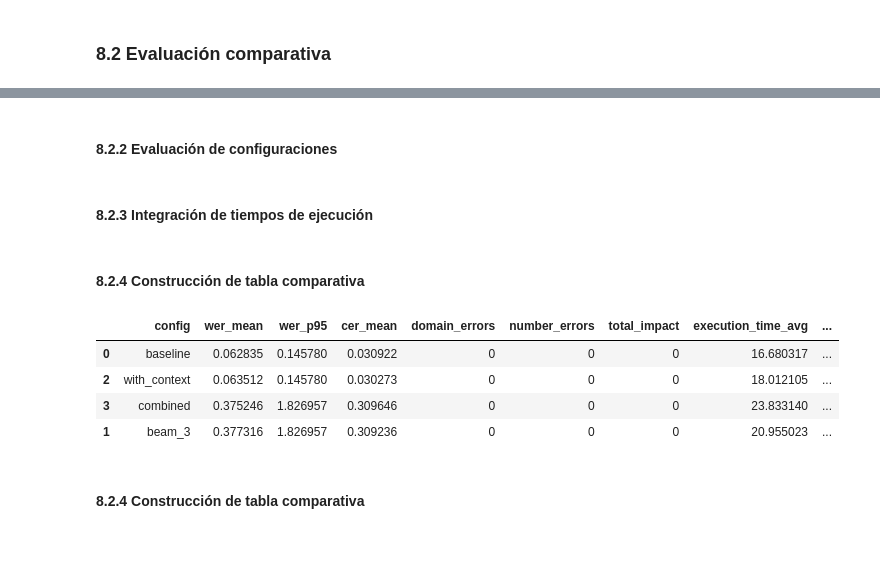
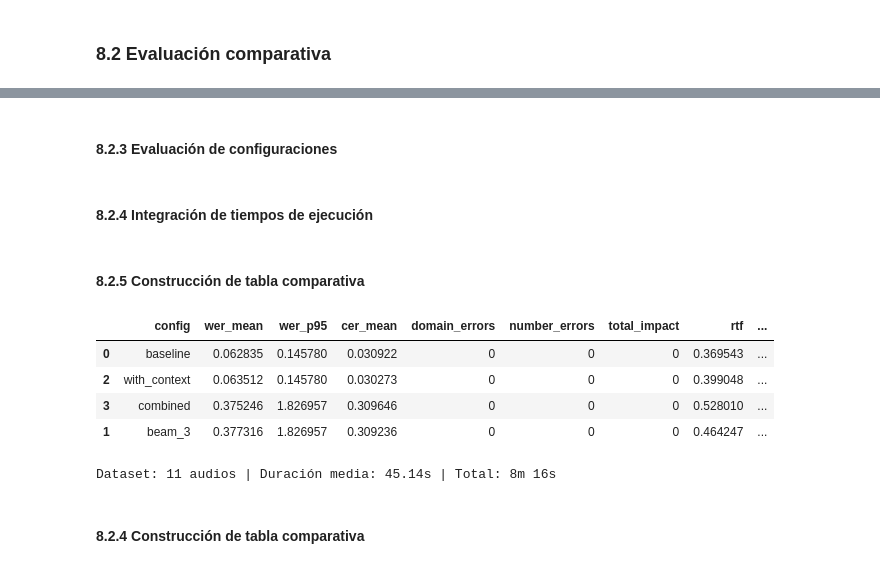
Before and after one commit to JMPinillos/agri-voice-ai, a Jupyter notebook: notebooks/02_speech_to_text_asr/speech_to_text_asr.ipynb, the cells around one changed output, grey strips where cells are left out. Drawn from its saved outputs; the diff is of its cells as text; code cells hidden in the pictures.

```diff
--- a/notebooks/02_speech_to_text_asr/speech_to_text_asr.ipynb
+++ b/notebooks/02_speech_to_text_asr/speech_to_text_asr.ipynb
@@ -1335,7 +1351,7 @@ def evaluate_asr_results(results, ground_truth, label):
 
     return output
 # %% [markdown]
-#### 8.2.2 Evaluación de configuraciones
+#### 8.2.3 Evaluación de configuraciones
 # %%
 # Evaluación de todas las configuraciones definidas en 8.1
 
@@ -1347,7 +1363,7 @@ for config_name, results in results_all.items():
     # Aplicamos la función integrada de evaluación
     evaluations[config_name] = evaluate_asr_results(results, ground_truth, config_name)
 # %% [markdown]
-#### 8.2.3 Integración de tiempos de ejecución
+#### 8.2.4 Integración de tiempos de ejecución
 # %%
 # Integración de tiempos de ejecución en la tabla comparativa
 
@@ -1359,7 +1375,7 @@ df_comparison["execution_time_avg"] = df_comparison["config"].map(
     lambda x: execution_times[x]["avg_time_per_audio"]
 )
 # %% [markdown]
-#### 8.2.4 Construcción de tabla comparativa
+#### 8.2.5 Construcción de tabla comparativa
 # %%
 # =========================
 # CONSTRUCCIÓN DE TABLA COMPARATIVA
@@ -1375,14 +1391,17 @@ df_comparison = pd.DataFrame([
         "wer_p95": eval_data["wer_stats"]["p95"],
         "cer_mean": eval_data["cer_stats"]["mean"],
 
-        # Impacto estructural
+        # Impacto estructural (NO se toca)
         "domain_errors": eval_data["domain_errors"],
         "number_errors": eval_data["number_errors"],
         "total_impact": eval_data["total_impact"],
 
-        # Tiempo de ejecución (valores numéricos)
+        # Tiempo de ejecución
         "execution_time_total": execution_times[name]["total_time"],
-        "execution_time_avg": execution_times[name]["avg_time_per_audio"]
+        "execution_time_avg": execution_times[name]["avg_time_per_audio"],
+
+        # Eficiencia real (RTF)
+        "rtf": execution_times[name]["total_time"] / total_duration
     }
     for name, eval_data in evaluations.items()
 ])
@@ -1392,44 +1411,54 @@ df_comparison = pd.DataFrame([
 # FORMATEO DE TIEMPOS
 # =========================
 
-# Función para convertir segundos a minutos y segundos
 def format_time(seconds):
     hours = int(seconds // 3600)
     minutes = int((seconds % 3600) // 60)
     secs = int(seconds % 60)
 
     if hours > 0:
         return f"{hours}h {minutes}m {secs}s"
     return f"{minutes}m {secs}s"
 
-# Aplicamos formateo solo a tiempo total
 df_comparison["execution_time_total_fmt"] = df_comparison["execution_time_total"].apply(format_time)
 
 
 # =========================
 # VISUALIZACIÓN FINAL
 # =========================
 
-# Mostramos tabla ordenada por WER (mejor primero)
 display(
-    df_comparison.sort_values("wer_mean")[[
+    df_comparison.sort_values(["wer_mean", "rtf"])[[
         "config",
         "wer_mean",
         "wer_p95",
         "cer_mean",
         "domain_errors",
         "number_errors",
         "total_impact",
+        "rtf",
         "execution_time_avg",
         "execution_time_total_fmt"
     ]]
 )
+
+
+# =========================
+# CONTEXTO DEL DATASET
+# =========================
+
+print(
+    f"Dataset: {len(dataset_processed)} audios | "
+    f"Duración media: {avg_duration:.2f}s | "
+    f"Total: {format_time(total_duration)}"
+)
 # %% [output]
-|  | config | wer_mean | wer_p95 | cer_mean | domain_errors | number_errors | total_impact | execution_time_avg | ... |
-| 0 | baseline | 0.062835 | 0.145780 | 0.030922 | 0 | 0 | 0 | 16.680317 | ... |
-| 2 | with_context | 0.063512 | 0.145780 | 0.030273 | 0 | 0 | 0 | 18.012105 | ... |
-| 3 | combined | 0.375246 | 1.826957 | 0.309646 | 0 | 0 | 0 | 23.833140 | ... |
-| 1 | beam_3 | 0.377316 | 1.826957 | 0.309236 | 0 | 0 | 0 | 20.955023 | ... |
+|  | config | wer_mean | wer_p95 | cer_mean | domain_errors | number_errors | total_impact | rtf | ... |
+| 0 | baseline | 0.062835 | 0.145780 | 0.030922 | 0 | 0 | 0 | 0.369543 | ... |
+| 2 | with_context | 0.063512 | 0.145780 | 0.030273 | 0 | 0 | 0 | 0.399048 | ... |
+| 3 | combined | 0.375246 | 1.826957 | 0.309646 | 0 | 0 | 0 | 0.528010 | ... |
+| 1 | beam_3 | 0.377316 | 1.826957 | 0.309236 | 0 | 0 | 0 | 0.464247 | ... |
+Dataset: 11 audios | Duración media: 45.14s | Total: 8m 16s
 # %% [markdown]
 #### 8.2.4 Construcción de tabla comparativa
 # %% [markdown]
```
Also changed, not shown: parts of 63 cells of this notebook.
